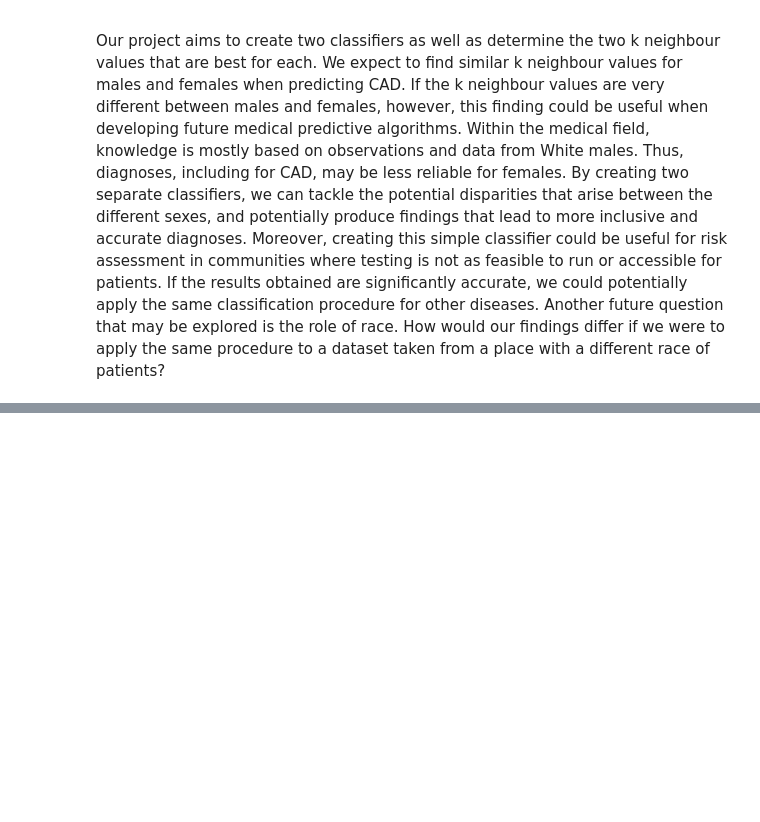
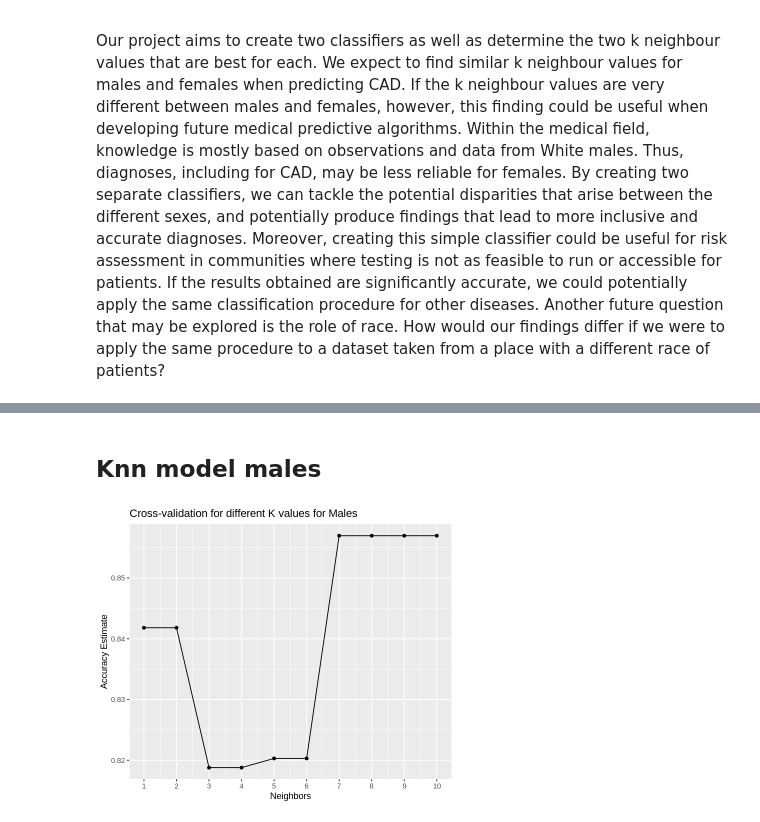
Before and after one commit to szulkifl/dsci-data-analysis-project-44, a Jupyter notebook: project_proposal.ipynb, the cells around one changed output, grey strips where cells are left out. Cells and saved outputs as stored; diff of their text form; code cells hidden in the pictures; blank space fills up the shorter version.

```diff
--- a/project_proposal.ipynb
+++ b/project_proposal.ipynb
@@ -416,0 +411,39 @@ ERROR: Error in `estimate_tune_results()`:
+# %% [markdown]
+## Knn model males
+# %%
+
+train_male <- hungarian_data_train |>
+filter ( sex == "Male")|>
+filter ( chol != "NA")|>
+filter ( thalac != "NA")|>
+filter ( trestbps != "NA")
+
+
+recipe_male <- recipe(num ~ age + trestbps + chol+ thalac + oldpeak , data = train_male)|>
+step_scale()|>
+step_center()
+
+model <- nearest_neighbor (weight_func ="rectangular", neighbors = tune())|>
+                                set_engine ("kknn")|>
+                                set_mode ("classification")
+
+knn_male <- workflow() |>
+     add_recipe(recipe_male) |>
+     add_model(model) |>
+       tune_grid(resamples = vfold, grid = values) |>
+       collect_metrics()
+
+accuracy_male<- knn_male |>
+      filter(.metric == "accuracy")
+
+
+cross_val_males <- ggplot(accuracy_male, aes(x = neighbors, y = mean))+
+           geom_point() +
+           geom_line() +
+           labs(x = "Neighbors", y = "Accuracy Estimate") +
+            ggtitle ("Cross-validation for different K values for Males")+
+            scale_x_continuous(breaks = 1:10)
+
+cross_val_males
+# %% [output]
+[figure, added]
```
Also changed, not shown: parts of 2 cells of this notebook.
